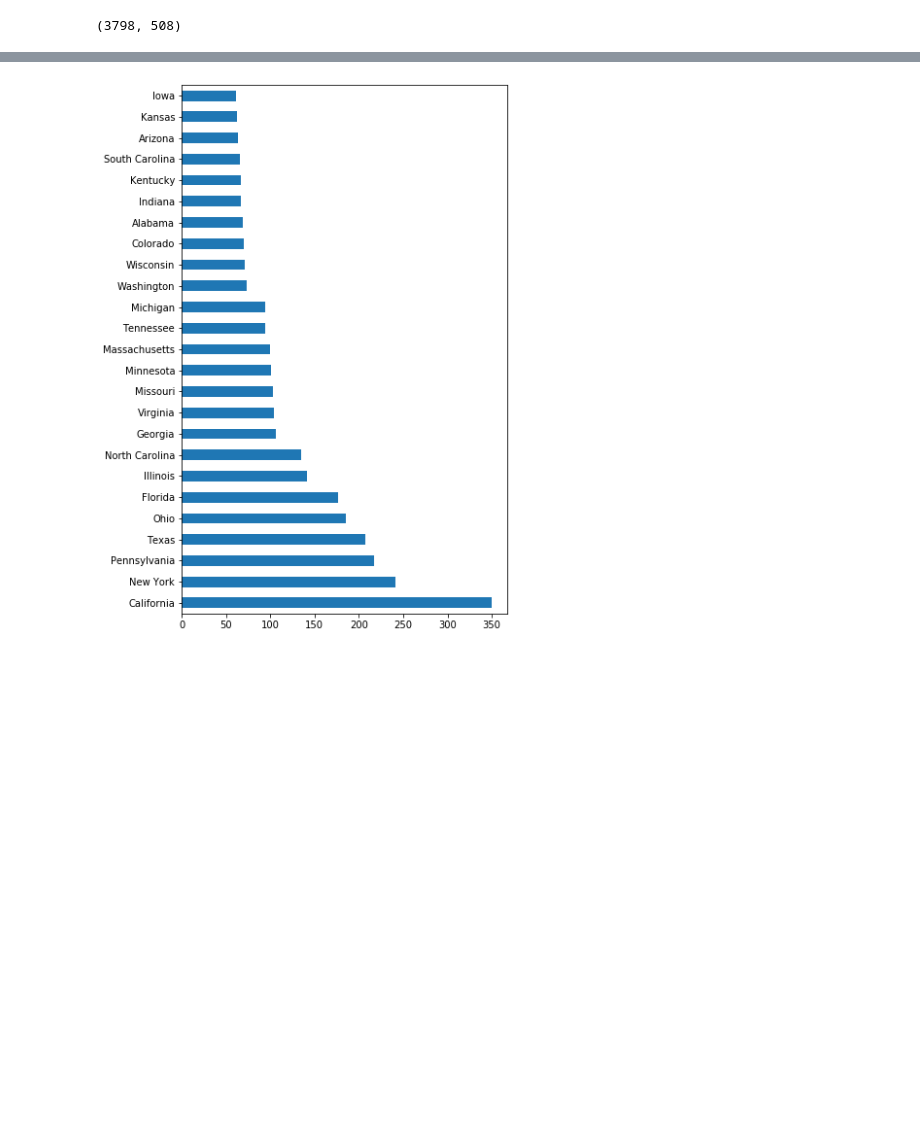
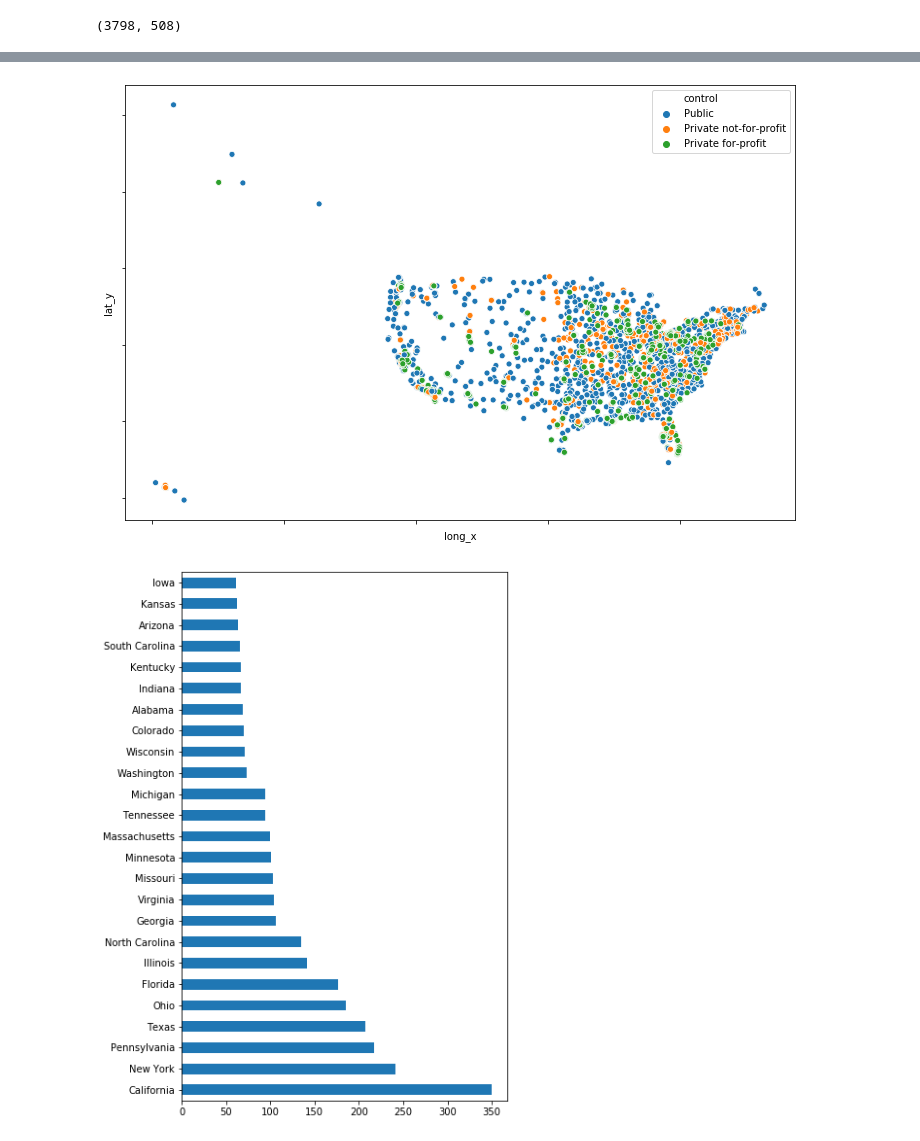
Before and after one commit to RaulCPena/storytelling, a Jupyter notebook: prepare_data.ipynb, the cells around one changed output, grey strips where cells are left out. Cells and saved outputs as stored; diff of their text form; code cells hidden in the pictures; blank space fills up the shorter version.

Commit message:
created scatterplot using long and lat for all colleges

```diff
--- a/prepare_data.ipynb
+++ b/prepare_data.ipynb
@@ -26,6 +26,15 @@ df.head(5)
 | 2 | 100690 | Amridge University | Montgomery | Alabama | 4-year | Private not-for-profit | Baccalaureate Colleges--Arts & Sc... | NaN | NaN | -86.174010 | 32.362609 | ... |
 | 3 | 100706 | University of Alabama at Huntsville | Huntsville | Alabama | 4-year | Public | Research Universities--very high ... | NaN | NaN | -86.638420 | 34.722818 | ... |
 | 4 | 100724 | Alabama State University | Montgomery | Alabama | 4-year | Public | Masters Colleges and Universities... | X | NaN | -86.295677 | 32.364317 | ... |
+# %%
+plt.figure(figsize=(12,8))
+g = sns.scatterplot(x='long_x', y='lat_y', hue='control', data=df, legend='brief')
+g.set(xticklabels=[])
+g.set(yticklabels=[])
+plt.xlabel=('Test')
+plt.savefig('map')
+# %% [output]
+[figure, added]
 # %%
 df['state'].value_counts().head(25).plot(kind='barh', figsize=(6,10))
 plt.savefig('lots_of_colleges')
```
